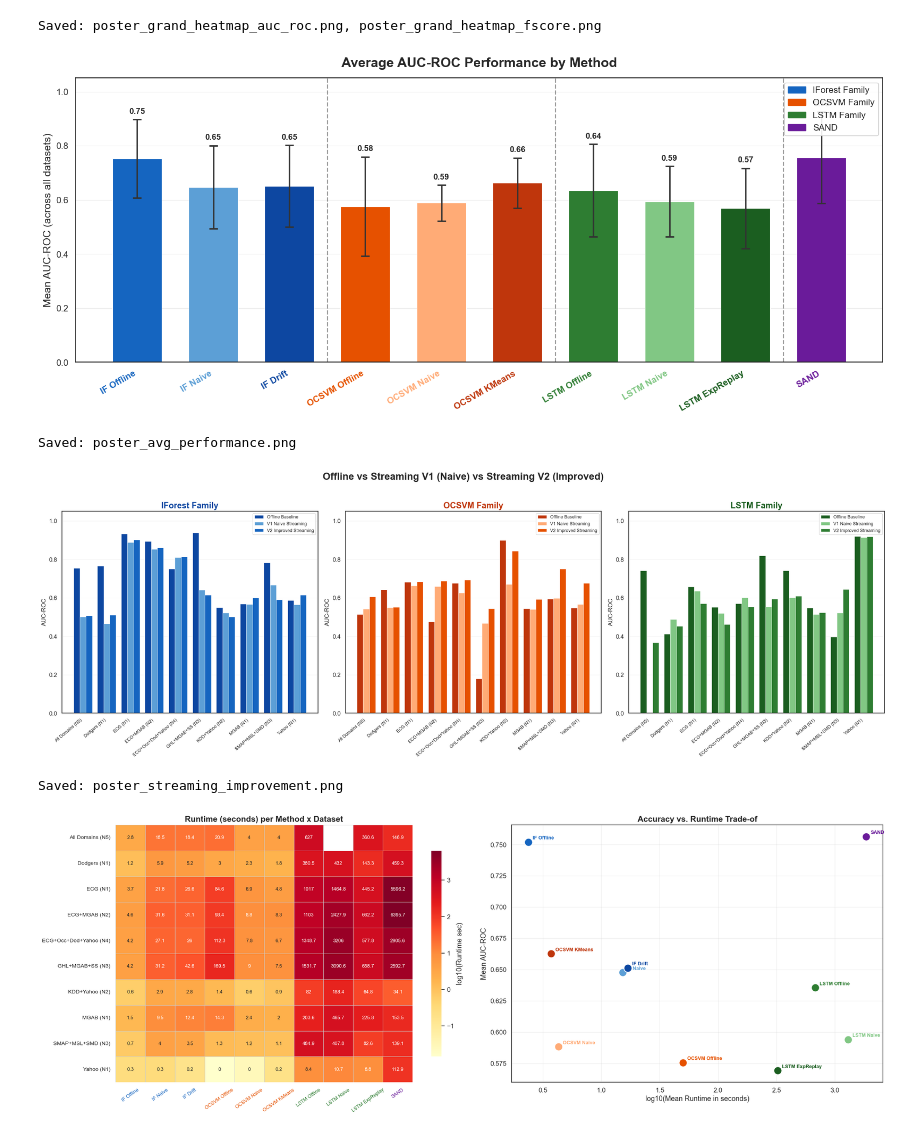
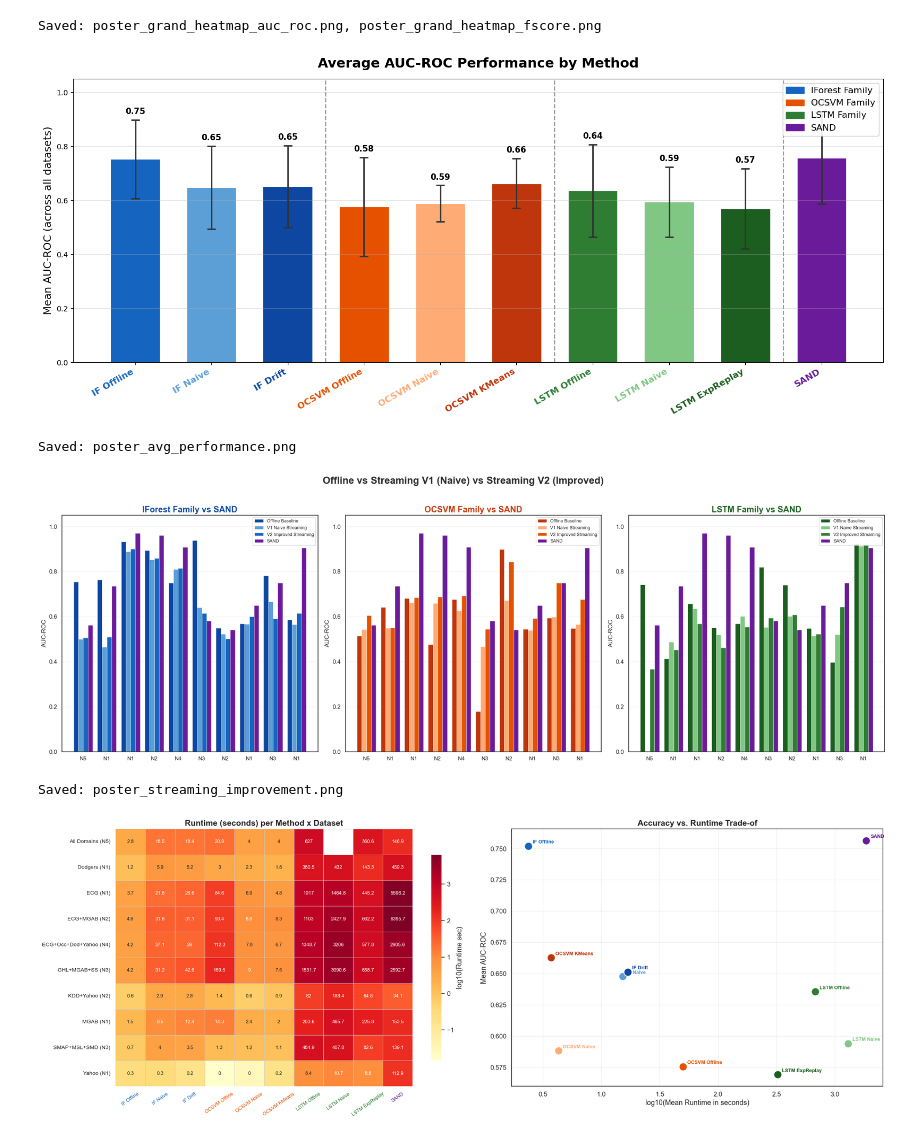
Before and after one commit to Valia-p/Streamify-Time-Series-Anomaly-Detection-Methods, a Jupyter notebook: notebooks/Streamify_Time_Series_Anomaly_Detection.ipynb, the cells around one changed output. Drawn from its saved outputs; the diff is of its cells as text; code cells hidden in the pictures.

```diff
--- a/notebooks/Streamify_Time_Series_Anomaly_Detection.ipynb
+++ b/notebooks/Streamify_Time_Series_Anomaly_Detection.ipynb
@@ -127,3 +127,18 @@ mgab = pd.read_csv(f'{RAW_DATA_DIR}/MGAB/1.test.out', header=None)
 kdd21 = pd.read_csv(f'{RAW_DATA_DIR}/KDD21/148_UCR_Anomaly_Lab2Cmac011215EPG4_6000_17390_17520.out', header=None)
 ghl = pd.read_csv(f'{RAW_DATA_DIR}/GHL/01_Lev_fault_Temp_corr_seed_11_vars_23.test.csv@4.out', header=None)
 sensorscope = pd.read_csv(f'{RAW_DATA_DIR}/SensorScope/stb-2.test.out', header=None)
+# %%
+# Save N1 datasets to normalities folder
+N1_FILES = {
+    'yahoo':   yahoo,
+    'dodgers': dodgers,
+    'mgab':    mgab,
+    'ecg':     ecg,
+}
+for name, df in N1_FILES.items():
+    _out = f'{NORMALITIES_DIR}/{name}.csv'
+    if not os.path.exists(_out):
+        df.to_csv(_out, index=False, header=False)
+        print(f'Saved: {name}.csv')
+    else:
+        print(f'Cached: {name}.csv')
@@ -2689,6 +2707,8 @@ avg = all_df.groupby('Method')['AUC_ROC'].agg(['mean', 'std']).reindex(METHOD_OR
 colors = [FAMILY_COLORS[m] for m in METHOD_ORDER]
 
 fig, ax = plt.subplots(figsize=(16, 7))
+fig.patch.set_facecolor('none')
+ax.set_facecolor('none')
 x = np.arange(len(METHOD_ORDER))
 
 bars = ax.bar(x, avg['mean'], yerr=avg['std'], capsize=6,
@@ -2723,52 +2743,58 @@ patches = [
 ax.legend(handles=patches, fontsize=12, loc='upper right', framealpha=0.9)
 
 plt.tight_layout()
-fig.savefig(PLOT_DIR + 'poster_avg_performance.png', dpi=300, bbox_inches='tight')
+fig.savefig(PLOT_DIR + 'poster_avg_performance.png', dpi=300, bbox_inches='tight', transparent=True)
 plt.show()
 print("Saved: poster_avg_performance.png")
 # %% [output]
-[figure, old version]
+[figure, new version]
 Saved: poster_avg_performance.png
 # %%
+import re
 # --- Poster Plot 3: Offline vs V1 vs V2 per Method Family ---
+SAND_COLOR = '#6A1B9A'
 families = [
     ('IForest', 'IF Offline',    'IF Naive',    'IF Drift',       '#0D47A1', '#5C9FD6', '#1565C0'),
     ('OCSVM',   'OCSVM Offline', 'OCSVM Naive', 'OCSVM KMeans',   '#BF360C', '#FFAB76', '#E65100'),
     ('LSTM',    'LSTM Offline',  'LSTM Naive',  'LSTM ExpReplay', '#1B5E20', '#81C784', '#2E7D32'),
 ]
 
 fig, axes = plt.subplots(1, 3, figsize=(24, 8))
+fig.patch.set_facecolor('none')
 
 for ax, (family, off_n, v1_n, v2_n, c_off, c_v1, c_v2) in zip(axes, families):
-    sub    = all_df[all_df['Method'].isin([off_n, v1_n, v2_n])].copy()
+    sub    = all_df[all_df['Method'].isin([off_n, v1_n, v2_n, 'SAND'])].copy()
     pivot  = sub.pivot_table(index='dataset_label', columns='Method', values='AUC_ROC', aggfunc='mean')
     ds     = list(pivot.index)
     x      = np.arange(len(ds))
-    w      = 0.26
+    w      = 0.2
 
     def gv(col):
         return pivot[col].values if col in pivot.columns else np.zeros(len(ds))
 
-    ax.bar(x - w, gv(off_n), w, label='Offline Baseline',      color=c_off, edgecolor='white', linewidth=0.5)
-    ax.bar(x,     gv(v1_n),  w, label='V1 Naive Streaming',    color=c_v1,  edgecolor='white', linewidth=0.5)
-    ax.bar(x + w, gv(v2_n),  w, label='V2 Improved Streaming', color=c_v2,  edgecolor='white', linewidth=0.5)
+    ax.bar(x - 1.5*w, gv(off_n),  w, label='Offline Baseline',      color=c_off,      edgecolor='white', linewidth=0.5)
+    ax.bar(x - 0.5*w, gv(v1_n),   w, label='V1 Naive Streaming',    color=c_v1,       edgecolor='white', linewidth=0.5)
+    ax.bar(x + 0.5*w, gv(v2_n),   w, label='V2 Improved Streaming', color=c_v2,       edgecolor='white', linewidth=0.5)
+    ax.bar(x + 1.5*w, gv('SAND'), w, label='SAND',                  color=SAND_COLOR, edgecolor='white', linewidth=0.5)
 
-    ax.set_title(f'{family} Family', fontsize=17, fontweight='bold', color=c_off)
+    ax.set_title(f'{family} Family vs SAND', fontsize=17, fontweight='bold', color=c_off)
     ax.set_xticks(x)
-    ax.set_xticklabels(ds, rotation=40, ha='right', fontsize=9)
+    short_labels = [re.search(r'N\d', d).group() if re.search(r'N\d', d) else d for d in ds]
+    ax.set_xticklabels(short_labels, rotation=0, ha='center', fontsize=11)
     ax.set_ylabel('AUC-ROC', fontsize=12)
     ax.set_ylim(0, 1.05)
     ax.legend(fontsize=9, loc='upper right')
     ax.grid(axis='y', alpha=0.3, linewidth=0.7)
+    ax.set_facecolor('none')
 
 fig.suptitle('Offline vs Streaming V1 (Naive) vs Streaming V2 (Improved)',
              fontsize=20, fontweight='bold', y=1.02)
 plt.tight_layout()
-fig.savefig(PLOT_DIR + 'poster_streaming_improvement.png', dpi=300, bbox_inches='tight')
+fig.savefig(PLOT_DIR + 'poster_streaming_improvement.png', dpi=300, bbox_inches='tight', transparent=True)
 plt.show()
 print("Saved: poster_streaming_improvement.png")
 # %% [output]
-[figure, old version]
+[figure, new version]
 Saved: poster_streaming_improvement.png
 # %%
 # --- Poster Plot 4: Runtime Heatmap + Accuracy vs Runtime Scatter ---
```
Also changed, not shown: parts of 4 cells of this notebook, 13 other files.
